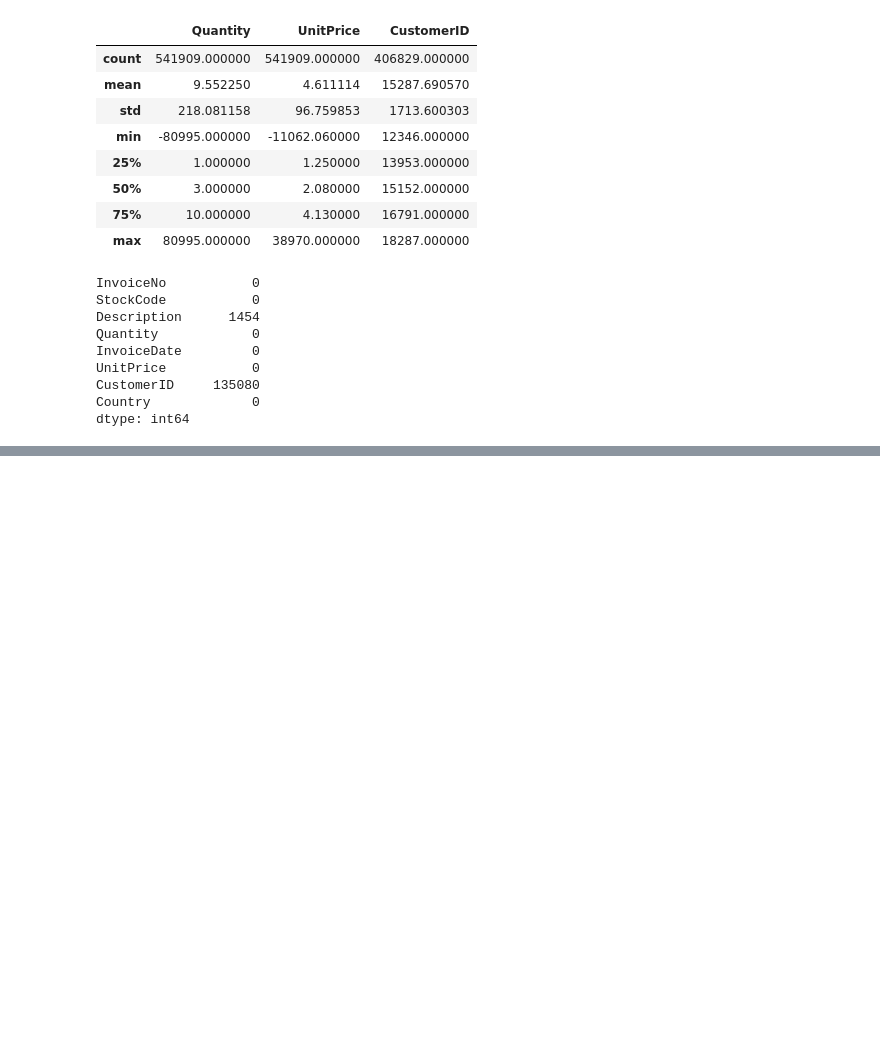
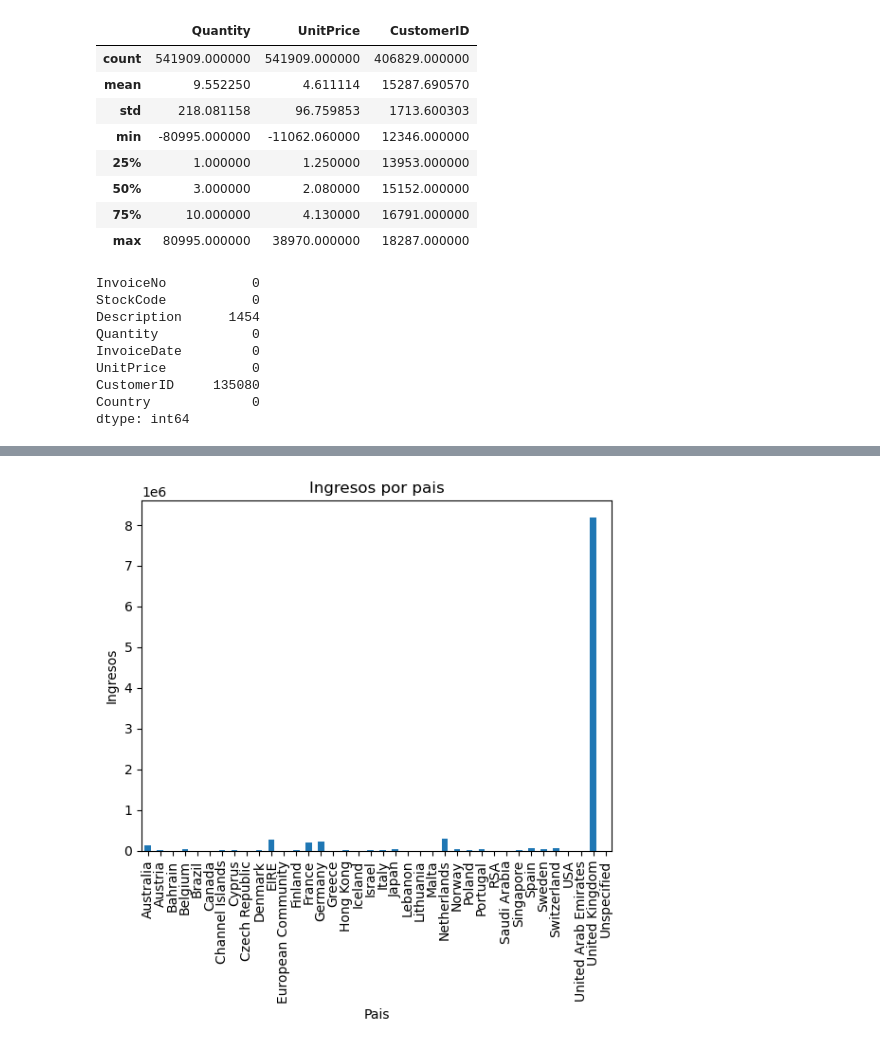
Before and after one commit to luiseduardoLM/Online-Retail, a Jupyter notebook: online_retail.ipynb, the cells around one changed output, grey strips where cells are left out. Cells and saved outputs as stored; diff of their text form; code cells hidden in the pictures; blank space fills up the shorter version.

```diff
--- a/online_retail.ipynb
+++ b/online_retail.ipynb
@@ -56,0 +76,4 @@ dtype: int64
+# %%
+df["InvoiceDate"]=pd.to_datetime(df["InvoiceDate"], dayfirst=True, errors="coerce")
+
+df["InvoiceDate"]
@@ -56,0 +93,4 @@ dtype: int64
+# %%
+df["year_month"]=df["InvoiceDate"].dt.to_period("M")
+
+df[["year_month"]]
@@ -56,0 +111,6 @@ dtype: int64
+# %%
+df["Income"] = df["UnitPrice"] * df["Quantity"]
+
+# df = df.drop(columns=["Ingresos"]) para borrar columnas
+
+df.head()
@@ -56,0 +130,4 @@ dtype: int64
+# %%
+ingresos_por_pais = df.groupby("Country")["Income"].sum()
+
+print(ingresos_por_pais)
@@ -56,0 +152,10 @@ dtype: int64
+# %%
+ingresos_por_pais.plot(kind="bar")
+
+plt.title("Ingresos por pais")
+plt.xlabel("Pais")
+plt.ylabel("Ingresos")
+
+plt.show()
+# %% [output]
+[figure, added]
```
Also changed, not shown: parts of 10 cells of this notebook.
